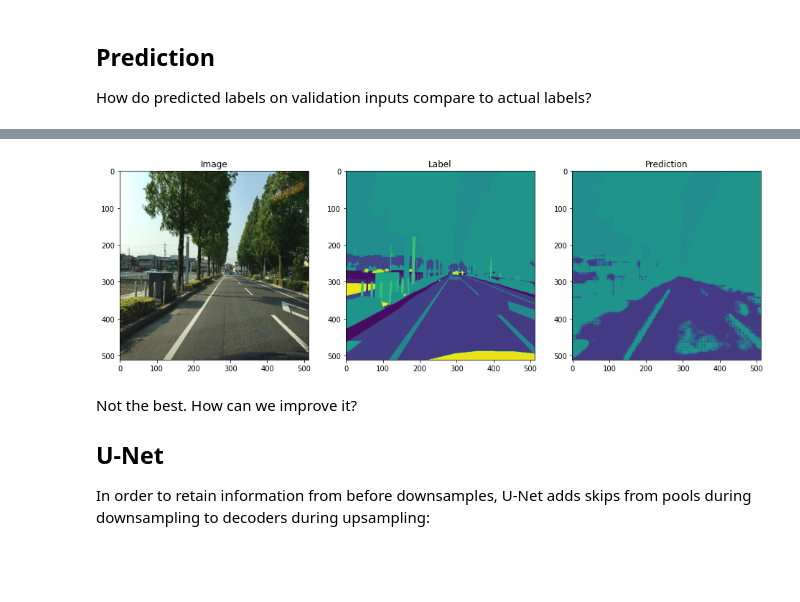
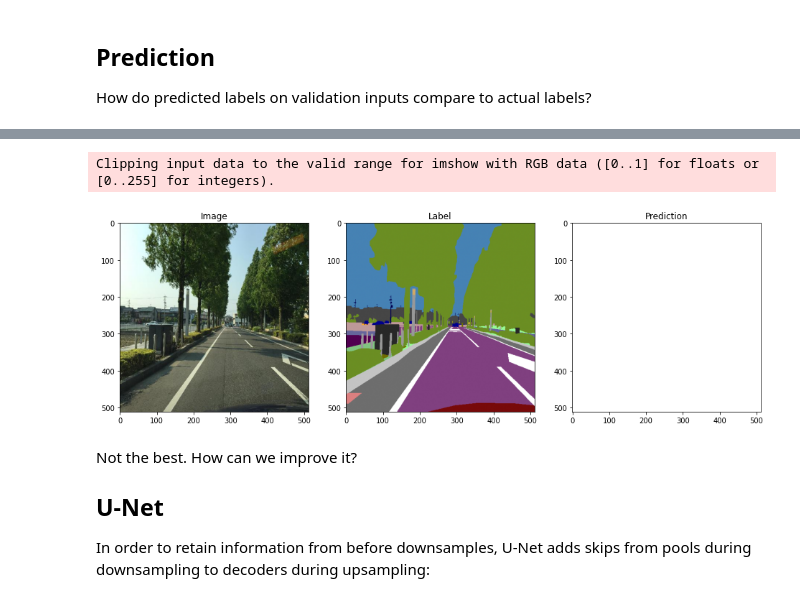
Before and after one commit to lenny-z/csci-s89-final-project, a Jupyter notebook: Final Project.ipynb, the cells around one changed output, grey strips where cells are left out. Saved outputs shown, nothing was run; the diff lists cells and outputs as text; code cells hidden in the pictures; blank space fills up the shorter version.

Commit message:
Refactoring prediction visualization

```diff
--- a/Final Project.ipynb
+++ b/Final Project.ipynb
@@ -378,52 +378,29 @@ def show_prediction_colors(prediction):
     show_label_colors(np.expand_dims(prediction, axis=-1))
 
 def compare_prediction(model):
-#     image = get_first(val_x_dir)
-#     image = utils.img_to_array(image)
-#     image /= 255
-#     plt.imshow(image)
-#     plt.show()
     image = scale_array(to_array(get_first(val_x_dir)))
 
-#     label = get_first(val_y_dir, 'grayscale')
-#     label = utils.img_to_array(label)
-#     show_label_colors(label)
     label = to_array(get_first(val_y_dir, 'grayscale'))
 
     batch = np.expand_dims(image, axis=0)
     prediction = model.predict(batch)
     prediction = np.squeeze(prediction)
-#     show_label_colors(np.expand_dimsprediction)
-#     show_prediction_colors(prediction)
 
     fig, axs = plt.subplots(1, 3)
     axs[0].imshow(image)
     axs[0].set_title('Image')
 
-    show_categories(label, axs[1])
+#     show_categories(label, axs[1])
+    axs[1].imshow(scale_array(to_colors(label)))
     axs[1].set_title('Label')
 
-    show_categories(prediction, axs[2])
+#     show_categories(prediction, axs[2])
+    axs[2].imshow(scale_array(to_colors(np.expand_dims(prediction, axis=-1))))
+#     print(prediction)
     axs[2].set_title('Prediction')
 
     scale_fig(fig)
     plt.show()
 
 compare_prediction(autoencoder)
-
-# image = get_first(val_x_dir)
-# image = utils.img_to_array(image)
-# image /= 255
-
-# label = get_first(val_y_dir, 'grayscale')
-# label = utils.img_to_array(label)
-
-# batch = np.expand_dims(image, axis=0)
-# prediction = autoencoder.predict(batch)
-# prediction = np.squeeze(prediction)
-
-# plt.imshow(image)
-# plt.show()
-# show_label_colors(label)
-# show_label_colors(np.expand_dims(prediction, axis=-1))
 # %% [output]
@@ -431,4 +408,5 @@ compare_prediction(autoencoder)
+Clipping input data to the valid range for imshow with RGB data ([0..1] for floats or [0..255] for integers).
-[figure, old version]
+[figure, new version]
 # %% [markdown]
 Not the best. How can we improve it?
 ## U-Net
```
Also changed, not shown: parts of 2 cells of this notebook.
